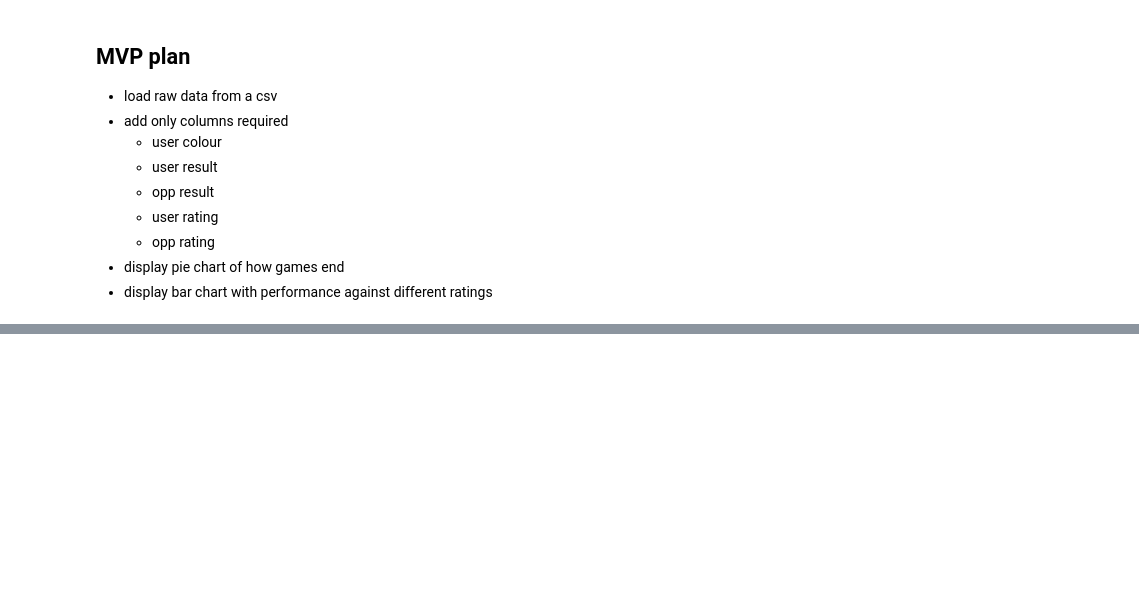
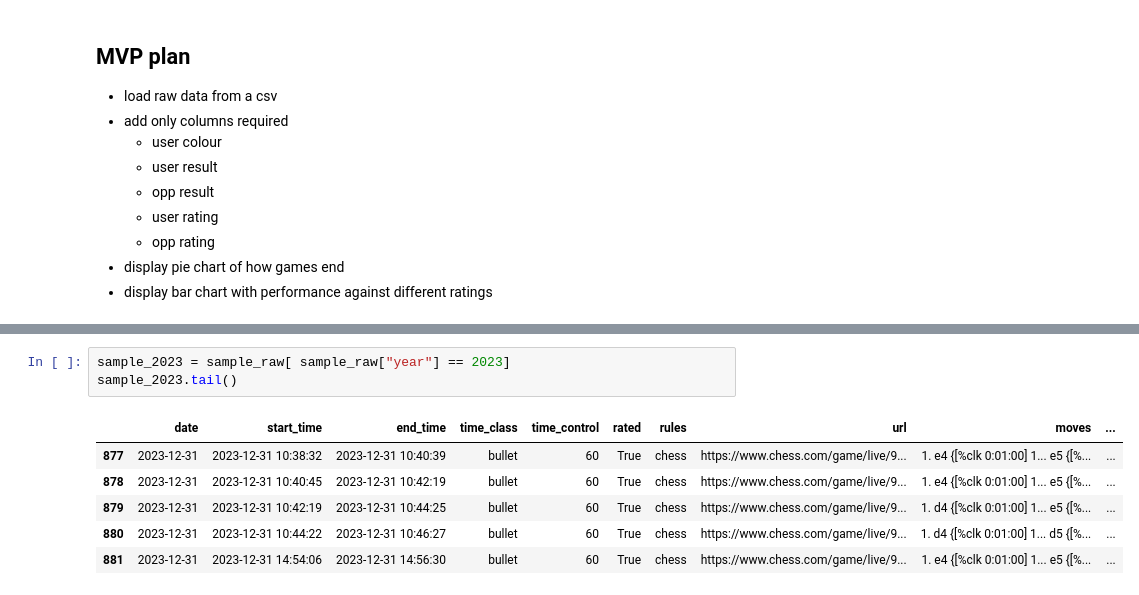
Before and after one commit to JammyNinja/Chess_analysis, a Jupyter notebook: explore/notebooks/mvp_analysis.ipynb, the cells around one changed output, grey strips where cells are left out. Cells and saved outputs as stored; diff of their text form; blank space fills up the shorter version.

```diff
--- a/explore/notebooks/mvp_analysis.ipynb
+++ b/explore/notebooks/mvp_analysis.ipynb
@@ -288,0 +358,10 @@ opp_rating_df.groupby(by="opp_rating_range", observed=False)["user_result"].valu
+# %%
+sample_2023 = sample_raw[ sample_raw["year"] == 2023]
+sample_2023.tail()
+# %% [output]
+|  | date | start_time | end_time | time_class | time_control | rated | rules | url | moves | ... |
+| 877 | 2023-12-31 | 2023-12-31 10:38:32 | 2023-12-31 10:40:39 | bullet | 60 | True | chess | https://www.chess.com/game/live/9... | 1. e4 {[%clk 0:01:00] 1... e5 {[%... | ... |
+| 878 | 2023-12-31 | 2023-12-31 10:40:45 | 2023-12-31 10:42:19 | bullet | 60 | True | chess | https://www.chess.com/game/live/9... | 1. e4 {[%clk 0:01:00] 1... e5 {[%... | ... |
+| 879 | 2023-12-31 | 2023-12-31 10:42:19 | 2023-12-31 10:44:25 | bullet | 60 | True | chess | https://www.chess.com/game/live/9... | 1. d4 {[%clk 0:01:00] 1... e5 {[%... | ... |
+| 880 | 2023-12-31 | 2023-12-31 10:44:22 | 2023-12-31 10:46:27 | bullet | 60 | True | chess | https://www.chess.com/game/live/9... | 1. d4 {[%clk 0:01:00] 1... d5 {[%... | ... |
+| 881 | 2023-12-31 | 2023-12-31 14:54:06 | 2023-12-31 14:56:30 | bullet | 60 | True | chess | https://www.chess.com/game/live/9... | 1. e4 {[%clk 0:01:00] 1... e5 {[%... | ... |
```
Also changed, not shown: parts of 10 cells of this notebook.
